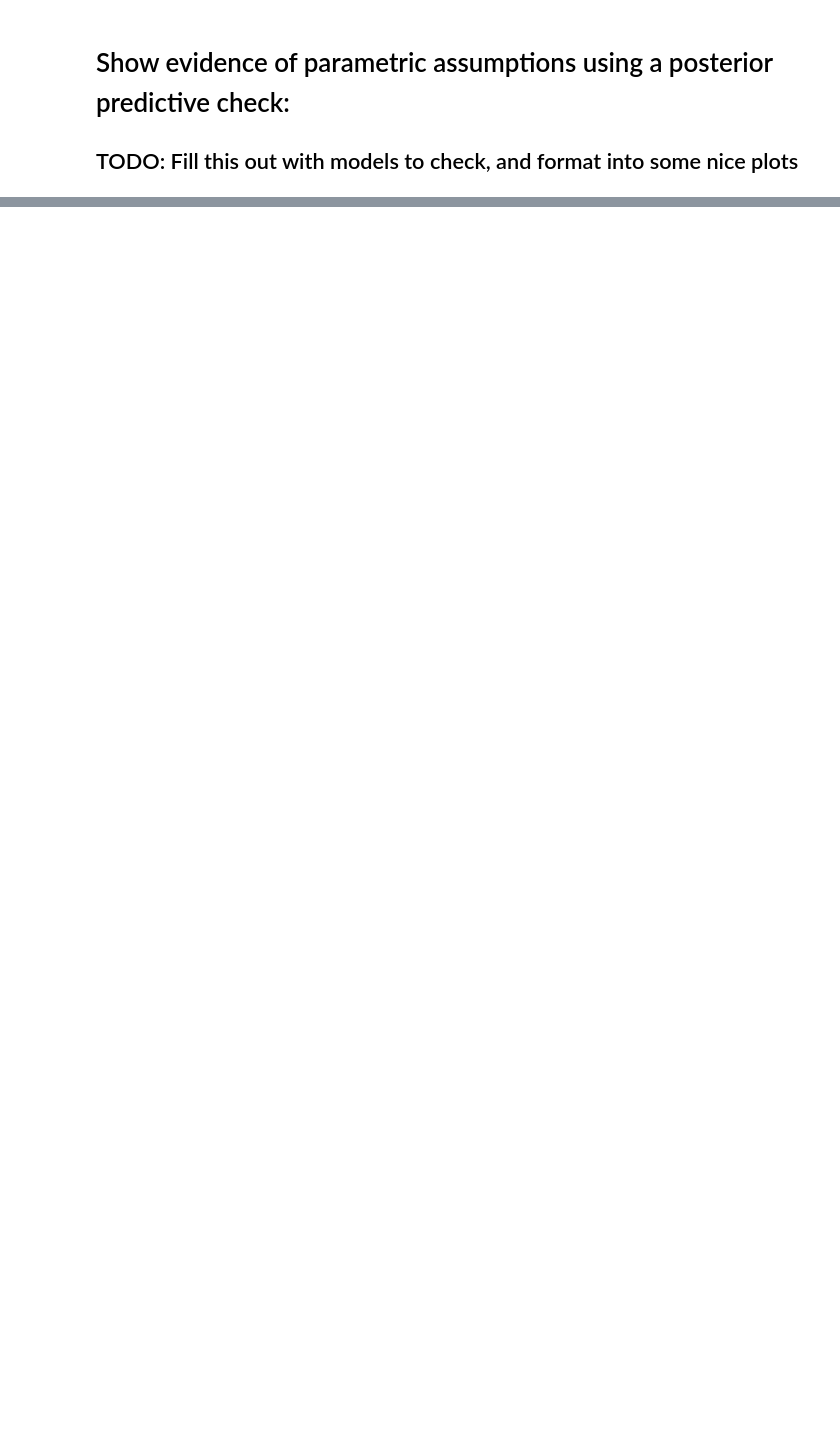
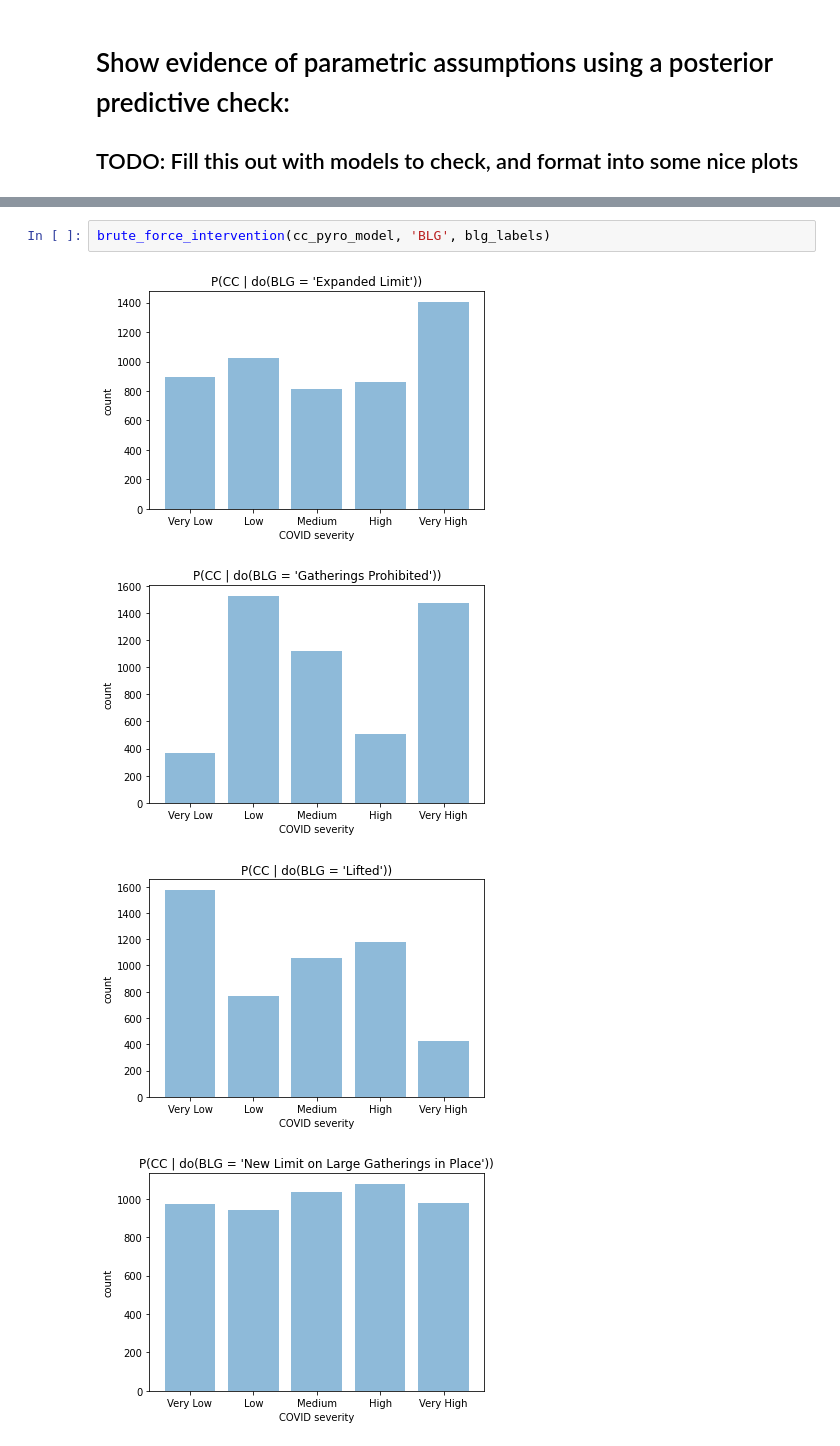
Before and after one commit to chloelarkin/county-covid-cases, a Jupyter notebook: causal_modeling/Causal_Model.ipynb, the cells around one changed output, grey strips where cells are left out. Cells and saved outputs as stored; diff of their text form; blank space fills up the shorter version.

```diff
--- a/causal_modeling/Causal_Model.ipynb
+++ b/causal_modeling/Causal_Model.ipynb
@@ -265,0 +308,7 @@ plot_all_conditional_probs(cdc_hypothesis_dict, ax_dims=[2, 3], fig_dims=[15, 10
+# %%
+brute_force_intervention(cc_pyro_model, 'BLG', blg_labels)
+# %% [output]
+[figure, added]
+[figure, added]
+[figure, added]
+[figure, added]
```
Also changed, not shown: parts of 28 cells of this notebook.
